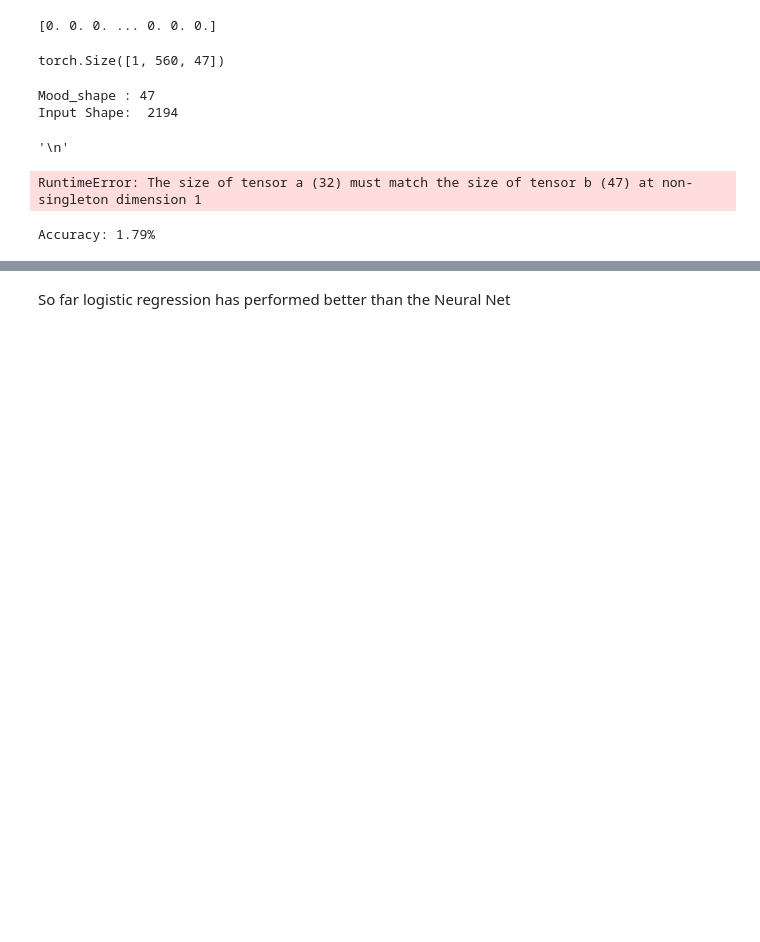
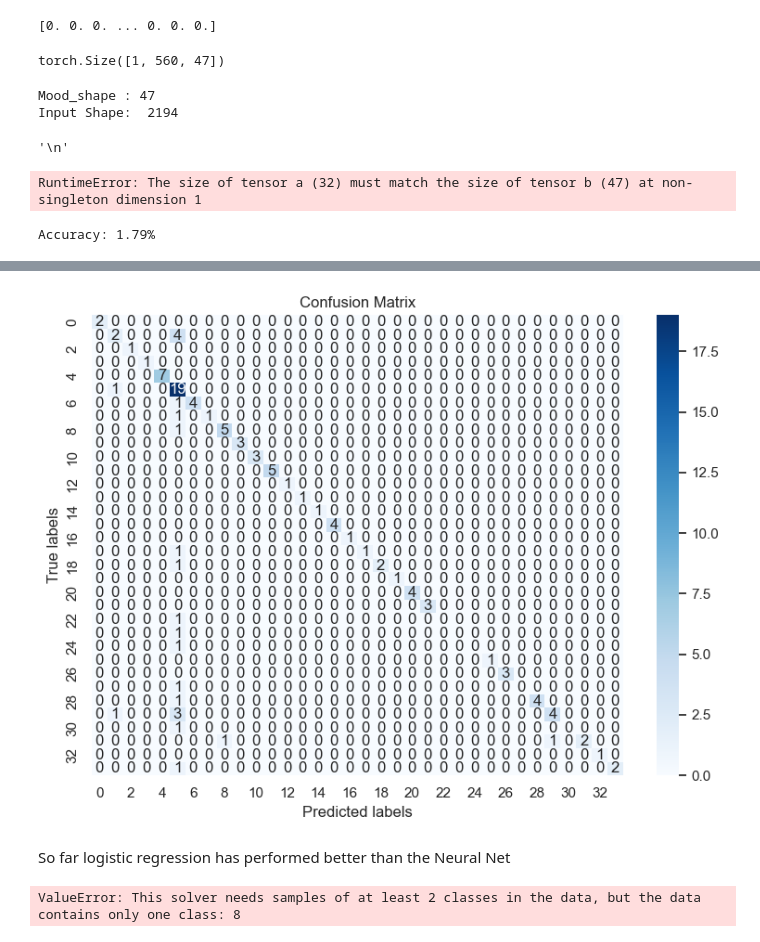
Before and after one commit to tulane-cmps6730/project-movies, a Jupyter notebook: notebooks/experiments3.ipynb, the cells around one changed output, grey strips where cells are left out. Cells and saved outputs as stored; diff of their text form; code cells hidden in the pictures; blank space fills up the shorter version.

```diff
--- a/notebooks/experiments3.ipynb
+++ b/notebooks/experiments3.ipynb
@@ -369,2 +369,65 @@ weighted avg       0.83      0.80      0.79       112
+# %%
+import numpy as np
+import matplotlib.pyplot as plt
+from sklearn.metrics import confusion_matrix
+import seaborn as sns  # For a nicer heatmap visualization
+
+# Assuming your model is named `log` and you've made predictions named `predictions`
+# Also assuming `y_test` is your true labels for the test set
+
+# Calculating the confusion matrix
+conf_matrix = confusion_matrix(y_test, predictions)
+
+# Plotting the confusion matrix
+fig, ax = plt.subplots(figsize=(8, 6))
+sns.heatmap(conf_matrix, annot=True, fmt='d', cmap='Blues', ax=ax)
+ax.set_xlabel('Predicted labels')
+ax.set_ylabel('True labels')
+ax.set_title('Confusion Matrix')
+plt.tight_layout()
+
+# Save the figure
+plt.savefig('results.pdf')
+# %% [output]
+[figure, added]
 # %% [markdown]
 So far logistic regression has performed better than the Neural Net
+# %%
+import numpy as np
+import matplotlib.pyplot as plt
+from sklearn.linear_model import LogisticRegression
+from sklearn.metrics import accuracy_score
+from sklearn.model_selection import train_test_split
+
+# Assuming features_np and mood_np are your features and labels respectively
+# Splitting the dataset
+X_train, X_test, y_train, y_test = train_test_split(features_np, mood_np, test_size=0.2, random_state=42)
+
+# List to store accuracies
+accuracies = []
+
+# Train logistic regression models on increasingly larger subsets of the training data
+for i in range(1, len(X_train)):
+    # Initialize the Logistic Regression model
+    log = LogisticRegression(max_iter=1000)
+
+    # Fit the model on the current subset of the training data
+    log.fit(X_train[:i], y_train[:i])
+
+    # Make predictions on the test set
+    predictions = log.predict(X_test)
+
+    # Calculate and store the accuracy
+    accuracy = accuracy_score(y_test, predictions)
+    accuracies.append(accuracy)
+
+# Plotting the accuracies
+plt.figure(figsize=(10, 6))
+plt.plot(accuracies, label='Test Accuracy')
+plt.xlabel('Number of Training Instances')
+plt.ylabel('Accuracy')
+plt.title('Logistic Regression Accuracy vs. Number of Training Instances')
+plt.legend()
+plt.show()
+# %% [output]
+ValueError: This solver needs samples of at least 2 classes in the data, but the data contains only one class: 8
```
Also changed, not shown: parts of 1 cell of this notebook, 7 other files.
